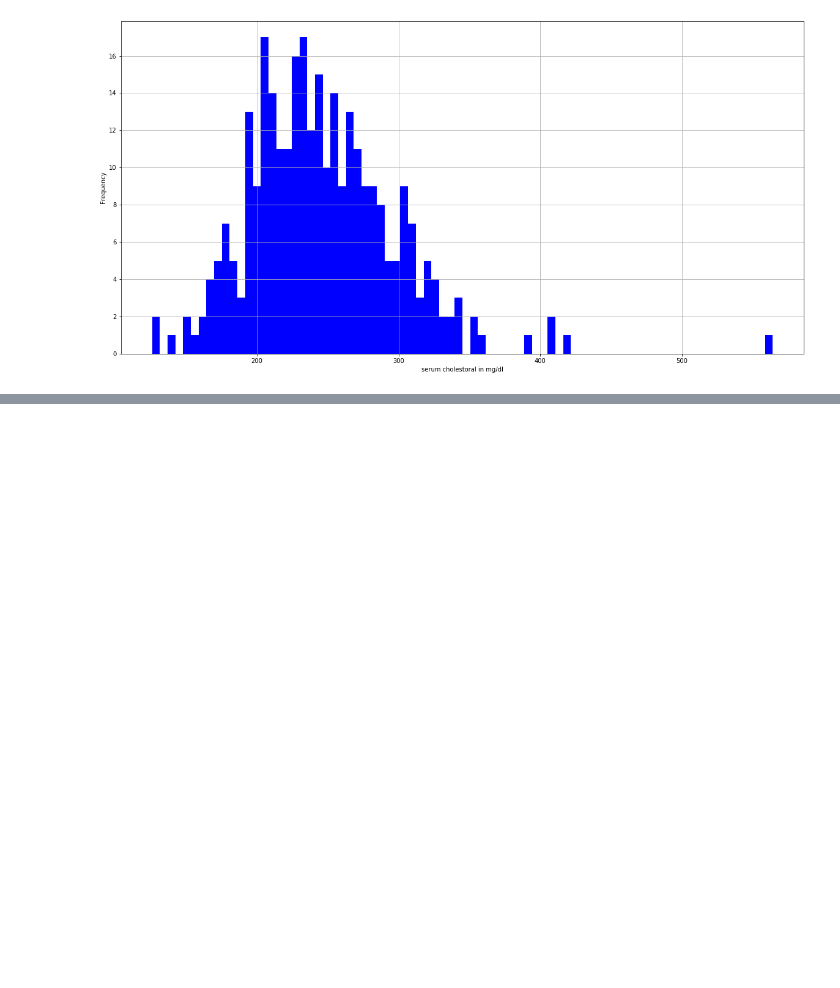
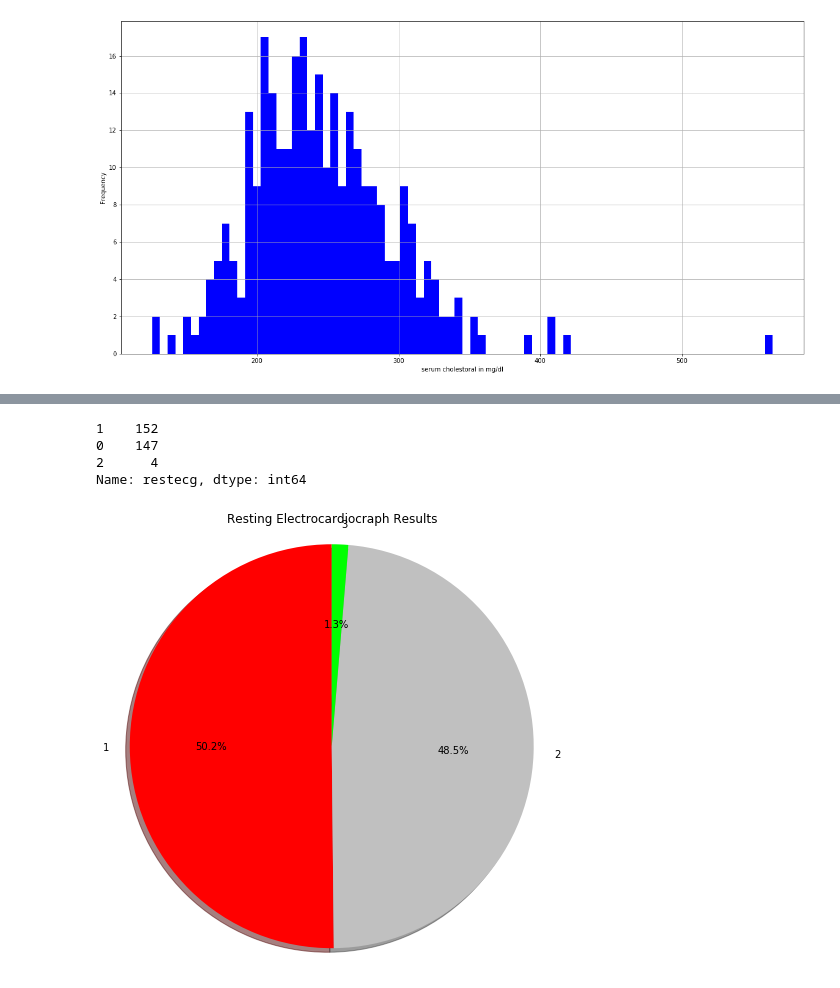
Before and after one commit to kumarUjjawal/data-science-with-python, a Jupyter notebook: heart-disease-visualization-predication.ipynb, the cells around one changed output, grey strips where cells are left out. Cells and saved outputs as stored; diff of their text form; code cells hidden in the pictures; blank space fills up the shorter version.

```diff
--- a/heart-disease-visualization-predication.ipynb
+++ b/heart-disease-visualization-predication.ipynb
@@ -152,0 +169,17 @@ plt.show()
+# %%
+print(data.restecg.value_counts())
+labels = '1','2','3'
+sizes = [152,147, 4]
+explode = (0,0,0)
+colors = ['red','silver','lime']
+plt.figure(figsize=(8,8))
+plt.pie(sizes, explode=explode, colors=colors, labels=labels, autopct='%1.1f%%', shadow=True, startangle=90)
+plt.title('Resting Electrocardiocraph Results')
+plt.axis('equal')
+plt.show()
+# %% [output]
+1    152
+0    147
+2      4
+Name: restecg, dtype: int64
+[figure, added]
```
Also changed, not shown: parts of 21 cells of this notebook.
